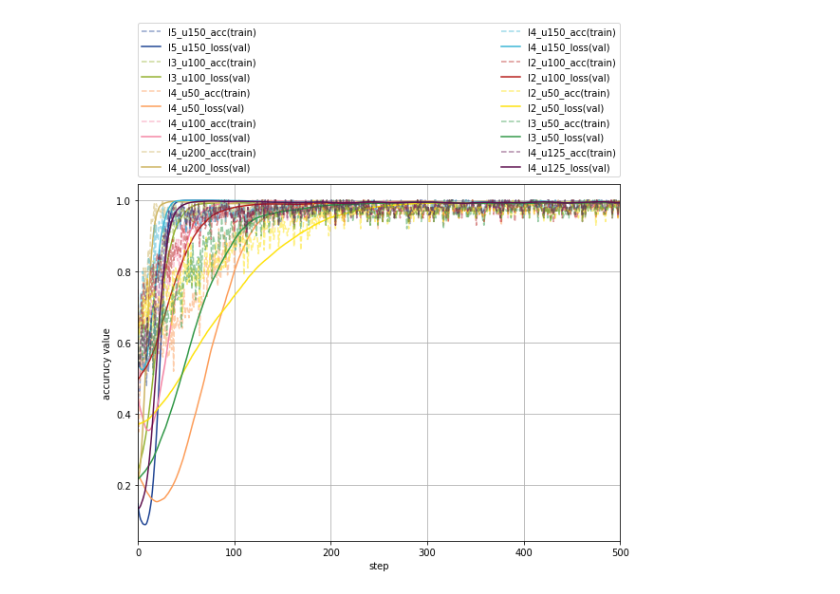
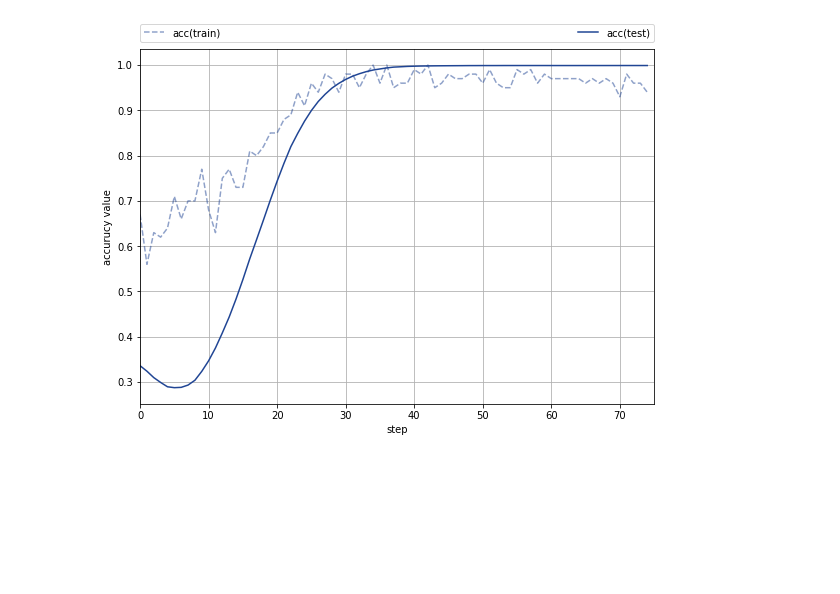
Before and after one commit to mgxnzhu/mlpproject, a Jupyter notebook: notebooks/Plot.ipynb, the cells around one changed output. Saved outputs shown, nothing was run; the diff lists cells and outputs as text; code cells hidden in the pictures; blank space fills up the shorter version.

```diff
--- a/notebooks/Plot.ipynb
+++ b/notebooks/Plot.ipynb
@@ -6,14 +4,15 @@ import matplotlib.pyplot as plt
 import os
 %matplotlib inline
 # %%
-models = [f[:-4] for f in os.listdir('./') if f.endswith(".npy")]
-num_steps = 500
+#models = [f[:-4] for f in os.listdir('../stats/') if f.endswith(".npy")]
+models = ['test']
+num_steps = 75
 colors = ['#204594', '#95B333', '#FD9D59', '#F585A5', '#CDB460', '#3AB5D4', '#B72220', '#FEE30E', '#319848', '#5f1250', '#e7221a']
 # %%
 fig = plt.figure(figsize=(8,6))
 ax = fig.add_subplot(111)
 for modelname, colorname in zip(models, colors):
-    stats = np.load(modelname+".npy")
+    stats = np.load('../stats/'+modelname+".npy")
     ax.plot(range(num_steps), stats[:,0], label=modelname+"_loss(train)", color=colorname, alpha=0.5, linestyle='--')
     ax.plot(range(num_steps), stats[:,3], label=modelname+"_loss(val)", color=colorname)
 lgd = ax.legend(bbox_to_anchor=(0., 1.02, 1., .102), loc=3,
@@ -30,21 +29,21 @@ fig.show()
 # %%
 fig = plt.figure(figsize=(8,6))
 ax = fig.add_subplot(111)
 for modelname, colorname in zip(models, colors):
     stats = np.load(modelname+".npy")
-    ax.plot(range(num_steps), stats[:,1], label=modelname+"_acc(train)", color=colorname, alpha=0.5, linestyle='--')
-    ax.plot(range(num_steps), stats[:,4], label=modelname+"_loss(val)", color=colorname)
+    ax.plot(range(num_steps), stats[:,1], label="acc(train)", color=colorname, alpha=0.5, linestyle='--')
+    ax.plot(range(num_steps), stats[:,4], label="acc(test)", color=colorname)
 lgd = ax.legend(bbox_to_anchor=(0., 1.02, 1., .102), loc=3,
                ncol=2, mode="expand", borderaxespad=0)
 ax.set_xlim(0, num_steps)
 ax.set_xlabel("step")
 ax.set_ylabel("accurucy value")
 ax.grid()
 fig.tight_layout()
 fig.savefig("acc.pdf", bbox_extra_artists=(fig,), bbox_inches='tight')
 fig.show()
 # %% [output]
-[figure, old version]
+[figure, new version]
 # %%
 fig = plt.figure(figsize=(8,6))
 ax = fig.add_subplot(111)
```
Also changed, not shown: parts of 5 cells of this notebook, 2 other files.
